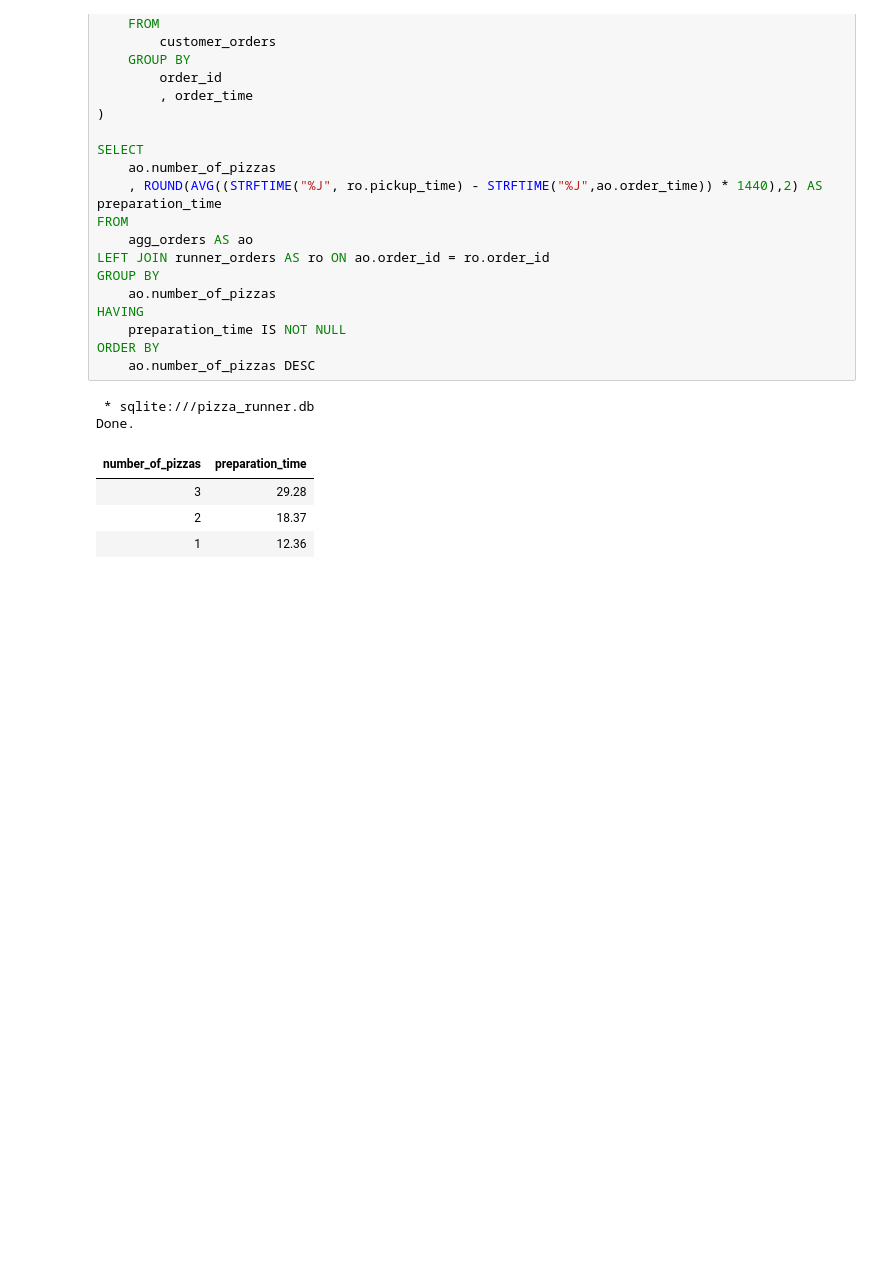
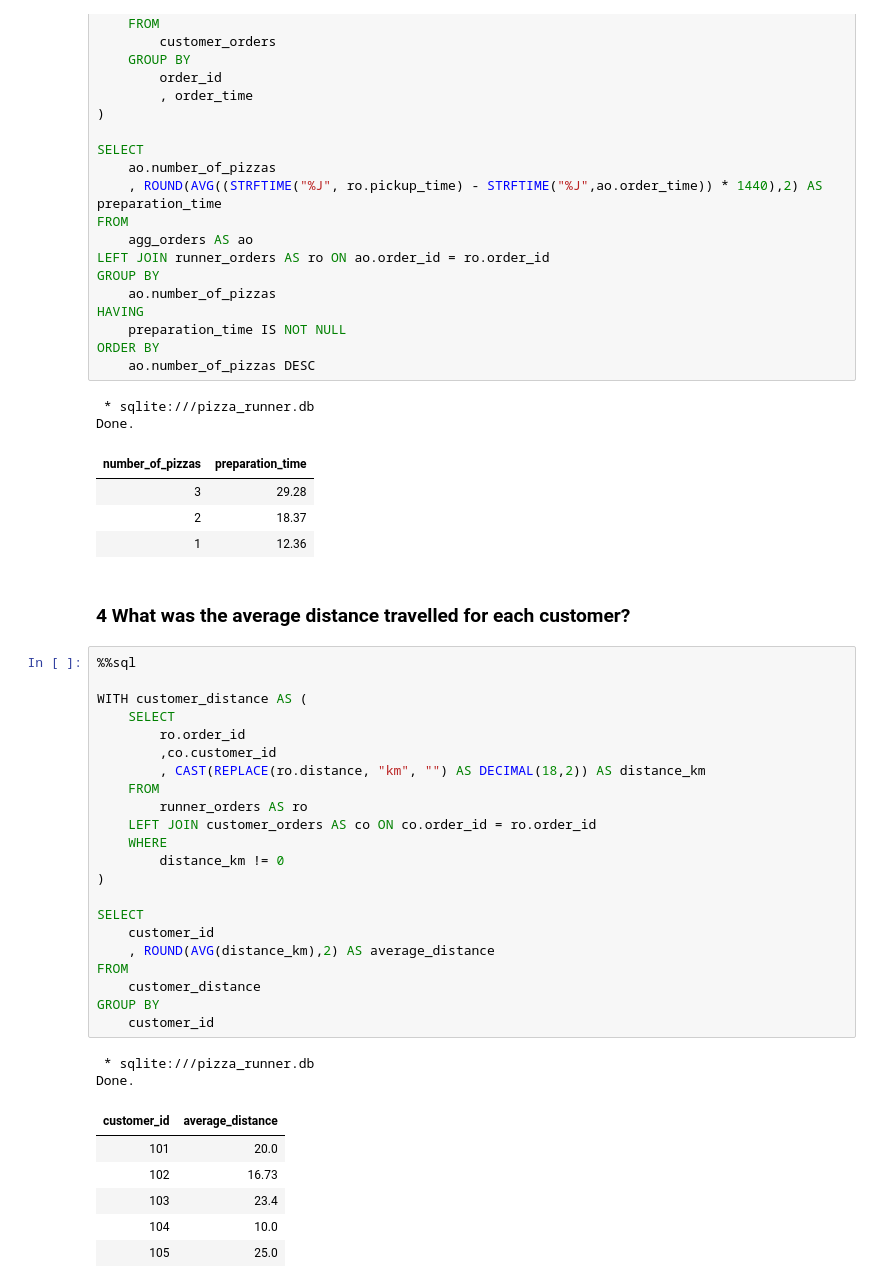
Before and after one commit to Kuziomkin/analytics_case_study, a Jupyter notebook: pizza_runner/pizza_runner_sql.ipynb, the cells around one changed output. Cells and saved outputs as stored; diff of their text form; blank space fills up the shorter version.

```diff
--- a/pizza_runner/pizza_runner_sql.ipynb
+++ b/pizza_runner/pizza_runner_sql.ipynb
@@ -683,3 +686,36 @@ Done.
 | 3 | 29.28 |
 | 2 | 18.37 |
 | 1 | 12.36 |
+# %% [markdown]
+### 4 What was the average distance travelled for each customer?
+# %%
+%%sql
+
+WITH customer_distance AS (
+    SELECT
+        ro.order_id
+        ,co.customer_id
+        , CAST(REPLACE(ro.distance, "km", "") AS DECIMAL(18,2)) AS distance_km
+    FROM
+        runner_orders AS ro
+    LEFT JOIN customer_orders AS co ON co.order_id = ro.order_id
+    WHERE
+        distance_km != 0
+)
+
+SELECT
+    customer_id
+    , ROUND(AVG(distance_km),2) AS average_distance
+FROM
+    customer_distance
+GROUP BY
+    customer_id
+# %% [output]
+ * sqlite:///pizza_runner.db
+Done.
+| customer_id | average_distance |
+| 101 | 20.0 |
+| 102 | 16.73 |
+| 103 | 23.4 |
+| 104 | 10.0 |
+| 105 | 25.0 |
```
Also changed, not shown: parts of 1 cell of this notebook.
